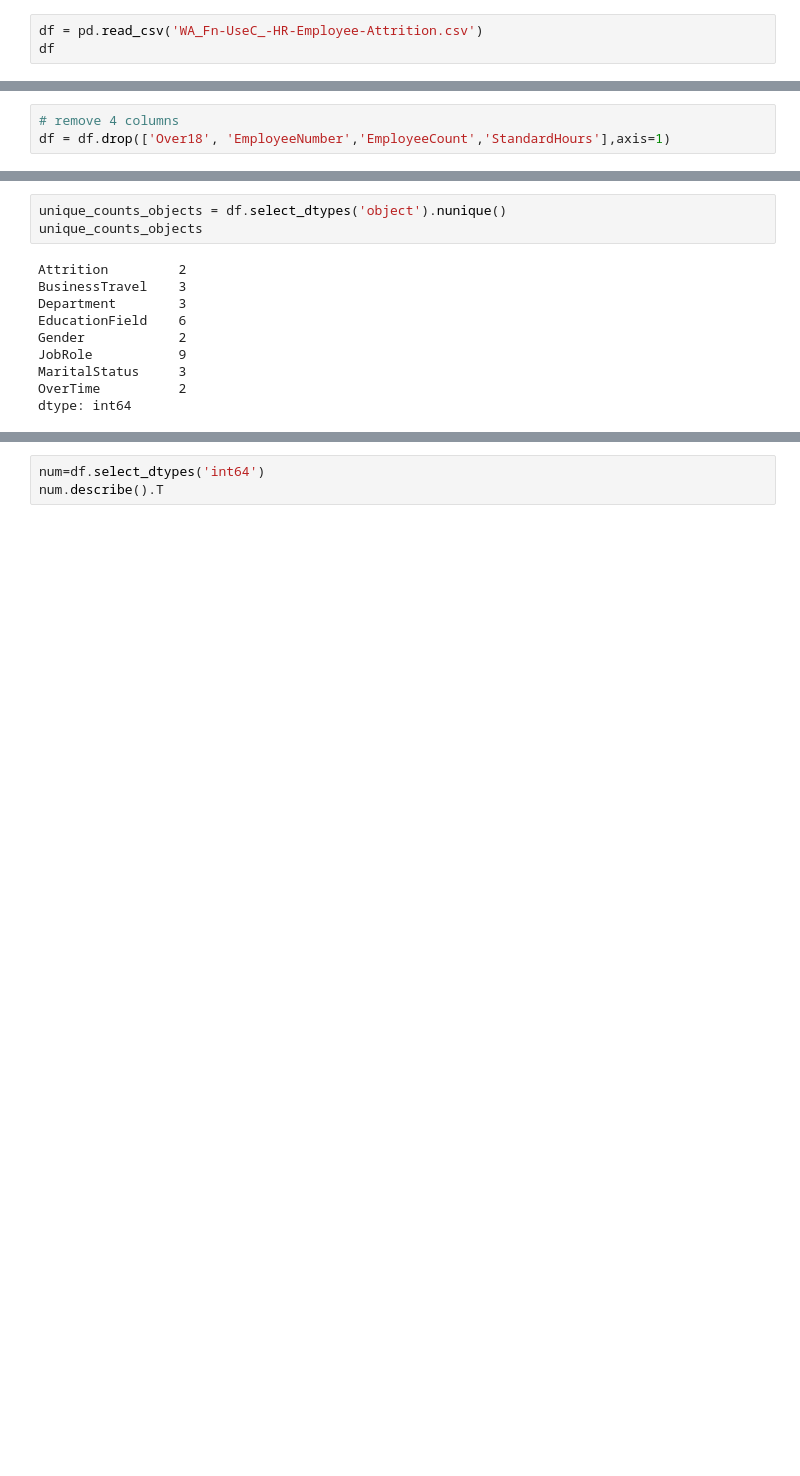
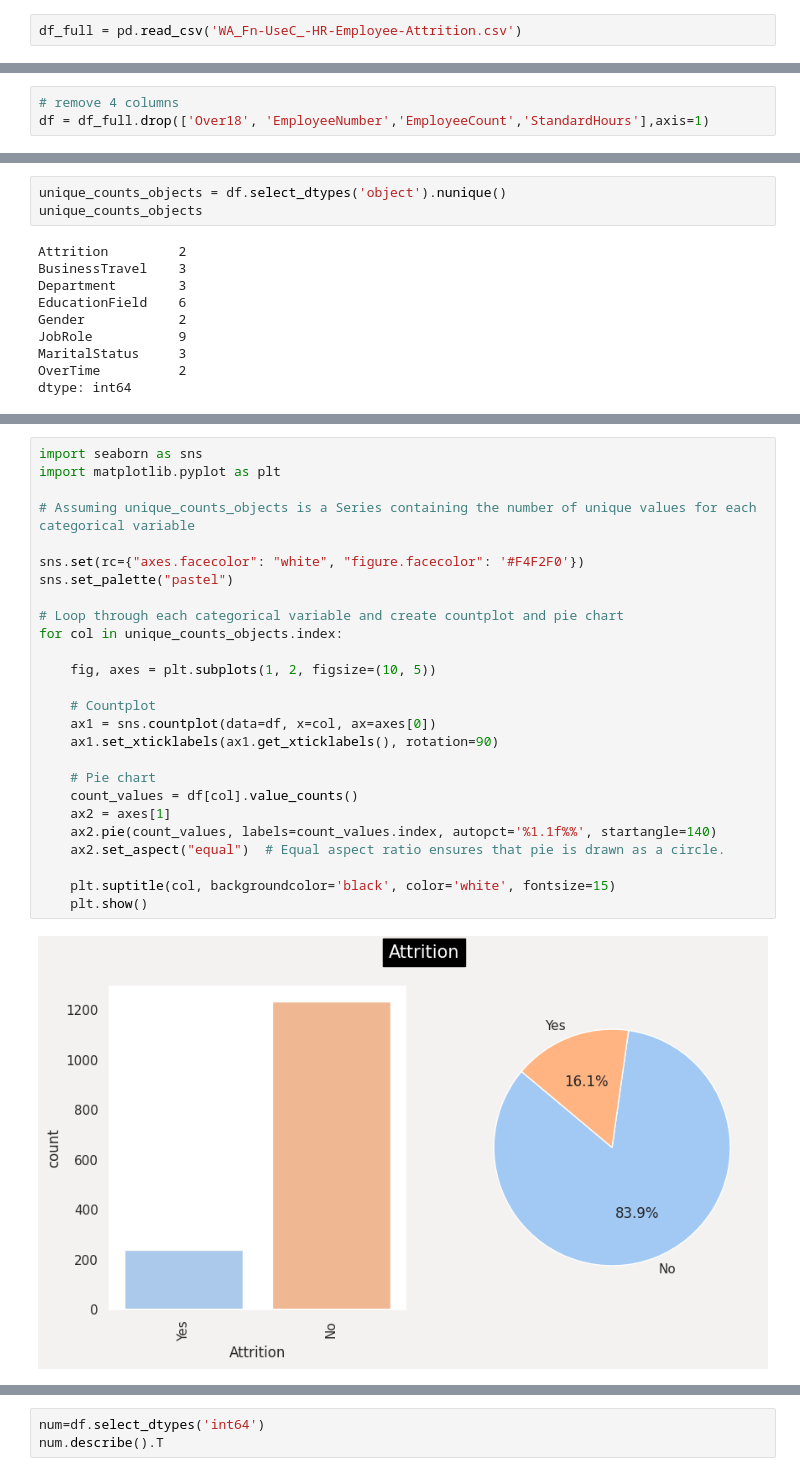
Before and after one commit to abdyraman/hr-deep-learning, a Jupyter notebook: deep_hr.ipynb, the cells around one changed output, grey strips where cells are left out. Cells and saved outputs as stored; diff of their text form; blank space fills up the shorter version.

```diff
--- a/deep_hr.ipynb
+++ b/deep_hr.ipynb
@@ -17,3 +25,2 @@ from sklearn.metrics import balanced_accuracy_score, confusion_matrix, classific
 # %%
-df = pd.read_csv('WA_Fn-UseC_-HR-Employee-Attrition.csv')
-df
+df_full = pd.read_csv('WA_Fn-UseC_-HR-Employee-Attrition.csv')
@@ -88,4 +85,4 @@ StandardHours: all values are 80.0
 EmployeeNumber: is the id of the employee that their values do not affect the analysis results.
 # %%
 # remove 4 columns
-df = df.drop(['Over18', 'EmployeeNumber','EmployeeCount','StandardHours'],axis=1)
+df = df_full.drop(['Over18', 'EmployeeNumber','EmployeeCount','StandardHours'],axis=1)
@@ -117 +116,29 @@ Unique values of MaritalStatus {'Single', 'Married', 'Divorced'}
 Unique values of OverTime {'Yes', 'No'}
+# %%
+import seaborn as sns
+import matplotlib.pyplot as plt
+
+# Assuming unique_counts_objects is a Series containing the number of unique values for each categorical variable
+
+sns.set(rc={"axes.facecolor": "white", "figure.facecolor": '#F4F2F0'})
+sns.set_palette("pastel")
+
+# Loop through each categorical variable and create countplot and pie chart
+for col in unique_counts_objects.index:
+
+    fig, axes = plt.subplots(1, 2, figsize=(10, 5))
+
+    # Countplot
+    ax1 = sns.countplot(data=df, x=col, ax=axes[0])
+    ax1.set_xticklabels(ax1.get_xticklabels(), rotation=90)
+
+    # Pie chart
+    count_values = df[col].value_counts()
+    ax2 = axes[1]
+    ax2.pie(count_values, labels=count_values.index, autopct='%1.1f%%', startangle=140)
+    ax2.set_aspect("equal")  # Equal aspect ratio ensures that pie is drawn as a circle.
+
+    plt.suptitle(col, backgroundcolor='black', color='white', fontsize=15)
+    plt.show()
+# %% [output]
+[figure, added]
```
Also changed, not shown: parts of 65 cells of this notebook.
